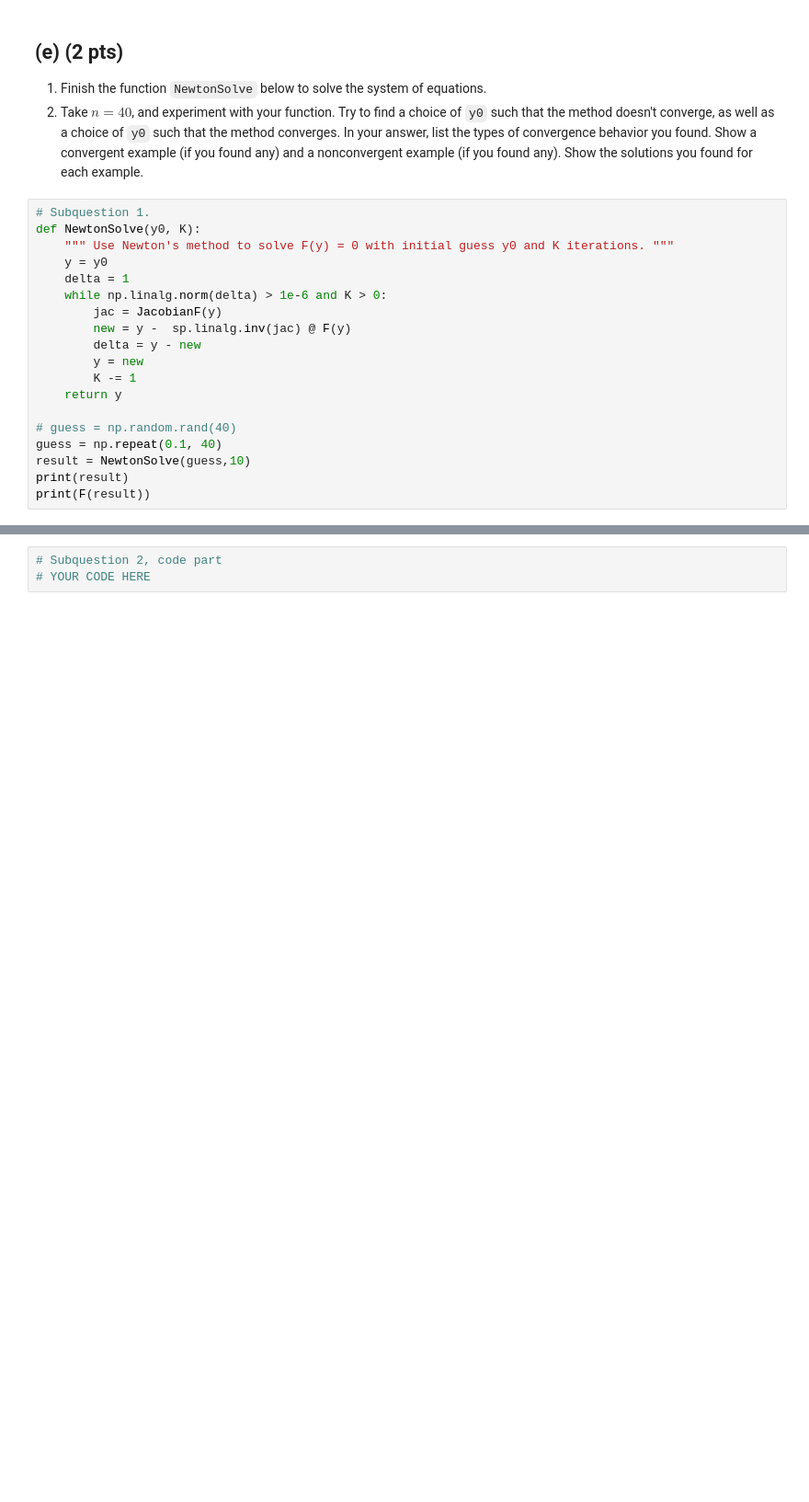
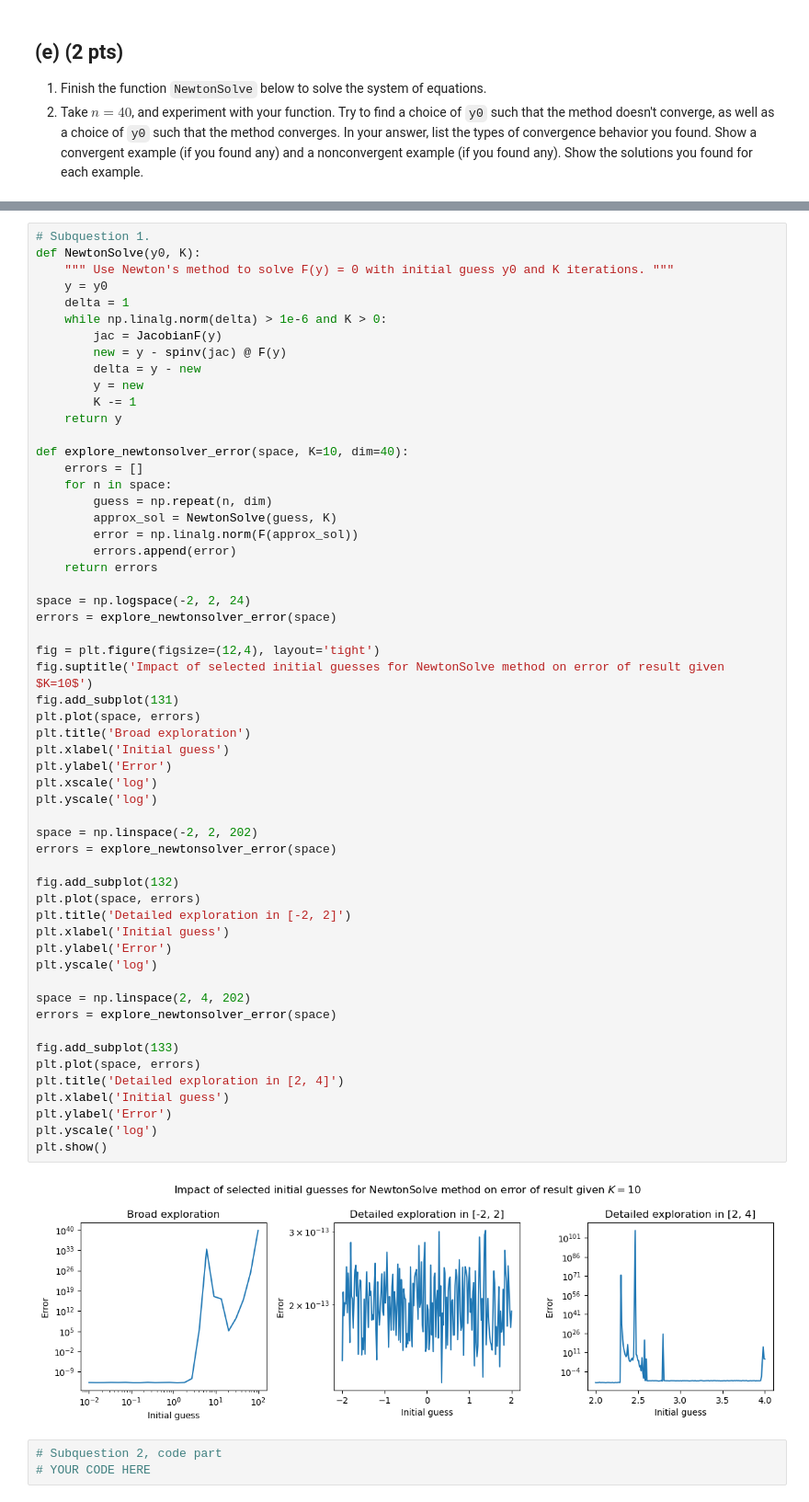
Before and after one commit to jonas4climate/na-assignment1, a Jupyter notebook: hw4_2023.ipynb, the cells around one changed output, grey strips where cells are left out. Shown at 92% size. Saved outputs shown, nothing was run; the diff lists cells and outputs as text; blank space fills up the shorter version.

```diff
--- a/hw4_2023.ipynb
+++ b/hw4_2023.ipynb
@@ -231,22 +260,3 @@ plt.show()
 ## (e) (2 pts)
 1. Finish the function `NewtonSolve` below to solve the system of equations.
 2. Take $n=40$, and experiment with your function. Try to find a choice of `y0` such that the method doesn't converge, as well as a choice of `y0` such that the method converges. In your answer, list the types of convergence behavior you found. Show a convergent example (if you found any) and a nonconvergent example (if you found any). Show the solutions you found for each example.
-# %%
-# Subquestion 1.
-def NewtonSolve(y0, K):
-    """ Use Newton's method to solve F(y) = 0 with initial guess y0 and K iterations. """
-    y = y0
-    delta = 1
-    while np.linalg.norm(delta) > 1e-6 and K > 0:
-        jac = JacobianF(y)
-        new = y -  sp.linalg.inv(jac) @ F(y)
-        delta = y - new
-        y = new
-        K -= 1
-    return y
-
-# guess = np.random.rand(40)
-guess = np.repeat(0.1, 40)
-result = NewtonSolve(guess,10)
-print(result)
-print(F(result))
@@ -271,3 +263,61 @@ print(F(result))
+# %%
+# Subquestion 1.
+def NewtonSolve(y0, K):
+    """ Use Newton's method to solve F(y) = 0 with initial guess y0 and K iterations. """
+    y = y0
+    delta = 1
+    while np.linalg.norm(delta) > 1e-6 and K > 0:
+        jac = JacobianF(y)
+        new = y - spinv(jac) @ F(y)
+        delta = y - new
+        y = new
+        K -= 1
+    return y
+
+def explore_newtonsolver_error(space, K=10, dim=40):
+    errors = []
+    for n in space:
+        guess = np.repeat(n, dim)
+        approx_sol = NewtonSolve(guess, K)
+        error = np.linalg.norm(F(approx_sol))
+        errors.append(error)
+    return errors
+
+space = np.logspace(-2, 2, 24)
+errors = explore_newtonsolver_error(space)
+
+fig = plt.figure(figsize=(12,4), layout='tight')
+fig.suptitle('Impact of selected initial guesses for NewtonSolve method on error of result given $K=10$')
+fig.add_subplot(131)
+plt.plot(space, errors)
+plt.title('Broad exploration')
+plt.xlabel('Initial guess')
+plt.ylabel('Error')
+plt.xscale('log')
+plt.yscale('log')
+
+space = np.linspace(-2, 2, 202)
+errors = explore_newtonsolver_error(space)
+
+fig.add_subplot(132)
+plt.plot(space, errors)
+plt.title('Detailed exploration in [-2, 2]')
+plt.xlabel('Initial guess')
+plt.ylabel('Error')
+plt.yscale('log')
+
+space = np.linspace(2, 4, 202)
+errors = explore_newtonsolver_error(space)
+
+fig.add_subplot(133)
+plt.plot(space, errors)
+plt.title('Detailed exploration in [2, 4]')
+plt.xlabel('Initial guess')
+plt.ylabel('Error')
+plt.yscale('log')
+plt.show()
+# %% [output]
+[figure, added]
 # %%
 # Subquestion 2, code part
 # YOUR CODE HERE
```
Also changed, not shown: parts of 9 cells of this notebook.
